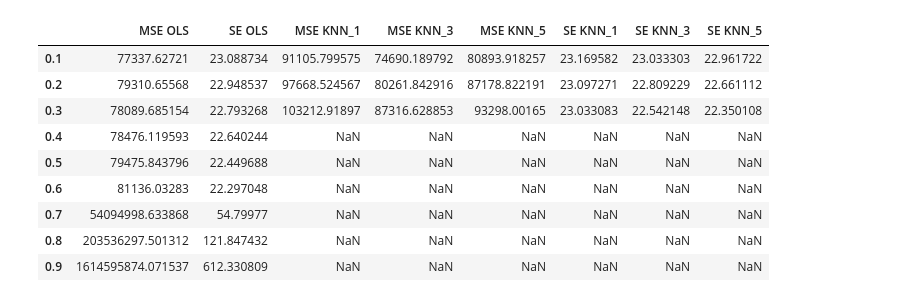
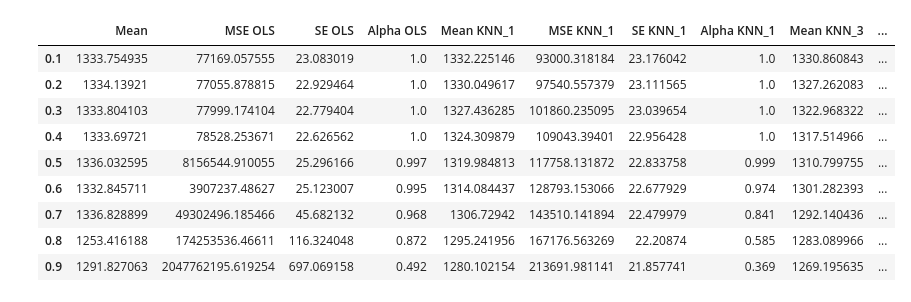
Before and after one commit to Zin9zan9/Stat_Seminar, a Jupyter notebook: MCAR_simulation_normal.ipynb, the cells around one changed output. Saved outputs shown, nothing was run; the diff lists cells and outputs as text; code cells hidden in the pictures.

Commit message:
Simulationen fertig

```diff
--- a/MCAR_simulation_normal.ipynb
+++ b/MCAR_simulation_normal.ipynb
@@ -22,11 +22,13 @@ df = df.reset_index(drop=True) # Reset Index
 df.drop(['Betriebssystem_OHNE', 'Betriebssystem_Mac', 'Marke_Dell'], axis=1) # Mac und Marke_Apple sind identische Merkmale
 
 df_noPrice = df.drop('Preis', axis=1)
-imputed_simul_knn = pd.DataFrame(columns=['MSE KNN_1', 'MSE KNN_3', 'MSE KNN_5', 'SE KNN_1', 'SE KNN_3', 'SE KNN_5'])
-imputed_stats_knn = pd.DataFrame(columns=['MSE KNN_1', 'MSE KNN_3', 'MSE KNN_5', 'SE KNN_1', 'SE KNN_3', 'SE KNN_5'], index = np.arange(0.1, 1, 0.1))
+imputed_simul_knn = pd.DataFrame(columns=['Mean KNN_1', 'MSE KNN_1', 'SE KNN_1', 'Alpha KNN_1', 'Mean KNN_3', 'MSE KNN_3', 'SE KNN_3', 'Alpha KNN_3', 'Mean KNN_5', 'MSE KNN_5', 'SE KNN_5', 'Alpha KNN_5'])
+imputed_stats_knn = pd.DataFrame(columns=['Mean KNN_1', 'MSE KNN_1', 'SE KNN_1', 'Alpha KNN_1', 'Mean KNN_3', 'MSE KNN_3', 'SE KNN_3', 'Alpha KNN_3', 'Mean KNN_5', 'MSE KNN_5', 'SE KNN_5', 'Alpha KNN_5'], index = np.arange(0.1, 1, 0.1))
 
-imputed_simul_ols = pd.DataFrame(columns=['MSE OLS', 'SE OLS'])
-imputed_stats_ols = pd.DataFrame(columns=['MSE OLS', 'SE OLS'], index = np.arange(0.1, 1, 0.1))
+imputed_simul_ols = pd.DataFrame(columns=['Mean', 'MSE OLS', 'SE OLS', 'Alpha OLS'])
+imputed_stats_ols = pd.DataFrame(columns=['Mean', 'MSE OLS', 'SE OLS', 'Alpha OLS'], index = np.arange(0.1, 1, 0.1))
+
+no_imputation = pd.DataFrame(columns = ['SE', 'Alpha'])
 
 
 # Skalierung (Standardisierung) von df_noPrice
@@ -39,3 +41,6 @@ df_noPrice = pd.DataFrame(df_noPrice, columns=col_names)
 # Skalierung (Standardisierung) von df mit Preis (Preis ist unverändert)
 df_std = df_noPrice.copy()
 df_std.insert(0, 'Preis', df['Preis'])
+
+# Wahrer Mittelwert:
+true_mean = df['Preis'].mean()
@@ -169,13 +213,14 @@ Es ist auch relativ deutlich klar, dass ein höherer k-Wert für KNN dazu führt
 # %%
+pd.concat([imputed_stats_ols, imputed_stats_knn], axis=1).to_csv('MCAR_Simulation_Normal')
 pd.concat([imputed_stats_ols, imputed_stats_knn], axis=1)
 # %% [output]
-|  | MSE OLS | SE OLS | MSE KNN_1 | MSE KNN_3 | MSE KNN_5 | SE KNN_1 | SE KNN_3 | SE KNN_5 |
-| 0.1 | 77337.62721 | 23.088734 | 91105.799575 | 74690.189792 | 80893.918257 | 23.169582 | 23.033303 | 22.961722 |
-| 0.2 | 79310.65568 | 22.948537 | 97668.524567 | 80261.842916 | 87178.822191 | 23.097271 | 22.809229 | 22.661112 |
-| 0.3 | 78089.685154 | 22.793268 | 103212.91897 | 87316.628853 | 93298.00165 | 23.033083 | 22.542148 | 22.350108 |
-| 0.4 | 78476.119593 | 22.640244 | NaN | NaN | NaN | NaN | NaN | NaN |
-| 0.5 | 79475.843796 | 22.449688 | NaN | NaN | NaN | NaN | NaN | NaN |
-| 0.6 | 81136.03283 | 22.297048 | NaN | NaN | NaN | NaN | NaN | NaN |
-| 0.7 | 54094998.633868 | 54.79977 | NaN | NaN | NaN | NaN | NaN | NaN |
-| 0.8 | 203536297.501312 | 121.847432 | NaN | NaN | NaN | NaN | NaN | NaN |
-| 0.9 | 1614595874.071537 | 612.330809 | NaN | NaN | NaN | NaN | NaN | NaN |
+|  | Mean | MSE OLS | SE OLS | Alpha OLS | Mean KNN_1 | MSE KNN_1 | SE KNN_1 | Alpha KNN_1 | Mean KNN_3 | ... |
+| 0.1 | 1333.754935 | 77169.057555 | 23.083019 | 1.0 | 1332.225146 | 93000.318184 | 23.176042 | 1.0 | 1330.860843 | ... |
+| 0.2 | 1334.13921 | 77055.878815 | 22.929464 | 1.0 | 1330.049617 | 97540.557379 | 23.111565 | 1.0 | 1327.262083 | ... |
+| 0.3 | 1333.804103 | 77999.174104 | 22.779404 | 1.0 | 1327.436285 | 101860.235095 | 23.039654 | 1.0 | 1322.968322 | ... |
+| 0.4 | 1333.69721 | 78528.253671 | 22.626562 | 1.0 | 1324.309879 | 109043.39401 | 22.956428 | 1.0 | 1317.514966 | ... |
+| 0.5 | 1336.032595 | 8156544.910055 | 25.296166 | 0.997 | 1319.984813 | 117758.131872 | 22.833758 | 0.999 | 1310.799755 | ... |
+| 0.6 | 1332.845711 | 3907237.48627 | 25.123007 | 0.995 | 1314.084437 | 128793.153066 | 22.677929 | 0.974 | 1301.282393 | ... |
+| 0.7 | 1336.828899 | 49302496.185466 | 45.682132 | 0.968 | 1306.72942 | 143510.141894 | 22.479979 | 0.841 | 1292.140436 | ... |
+| 0.8 | 1253.416188 | 174253536.46611 | 116.324048 | 0.872 | 1295.241956 | 167176.563269 | 22.20874 | 0.585 | 1283.089966 | ... |
+| 0.9 | 1291.827063 | 2047762195.619254 | 697.069158 | 0.492 | 1280.102154 | 213691.981141 | 21.857741 | 0.369 | 1269.195635 | ... |
```
Also changed, not shown: parts of 8 cells of this notebook, 4 other files.
